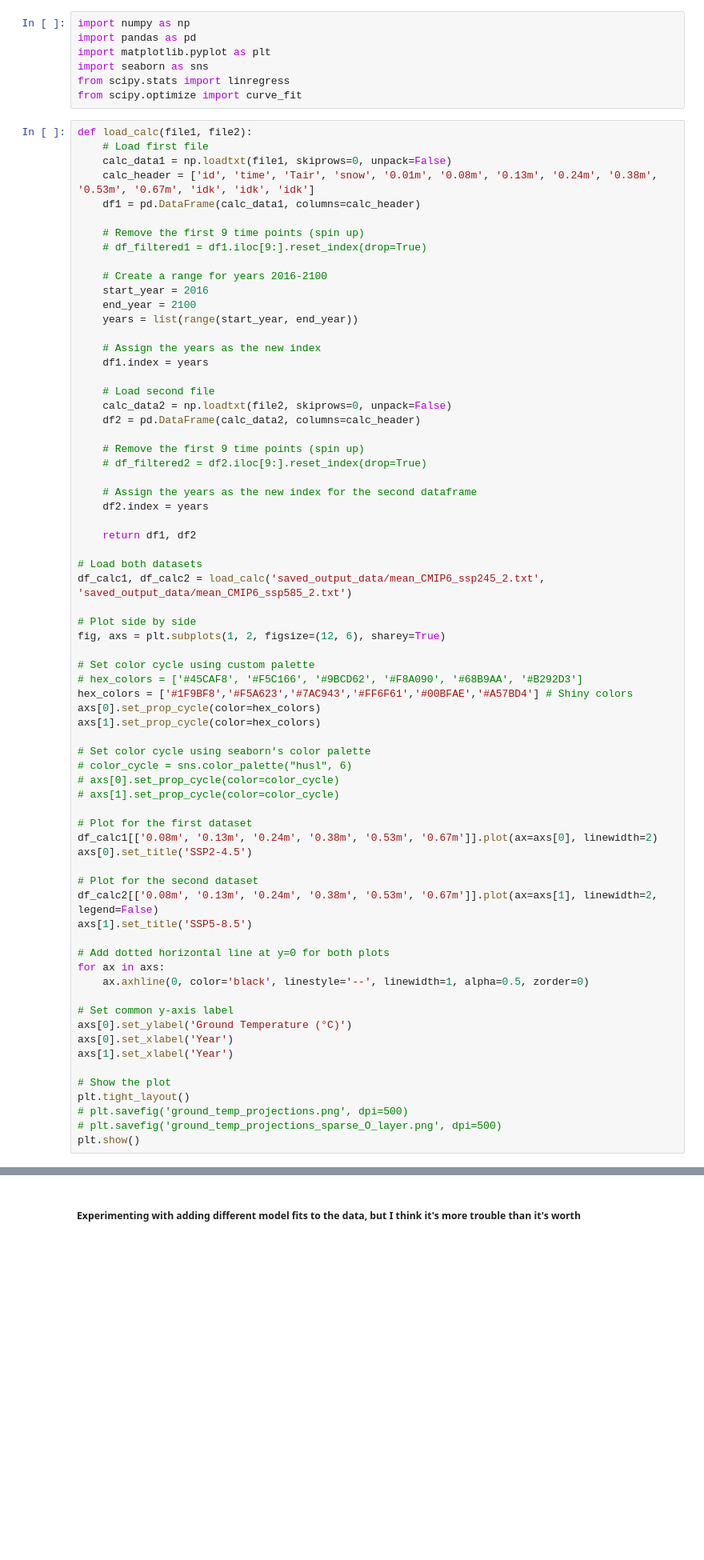
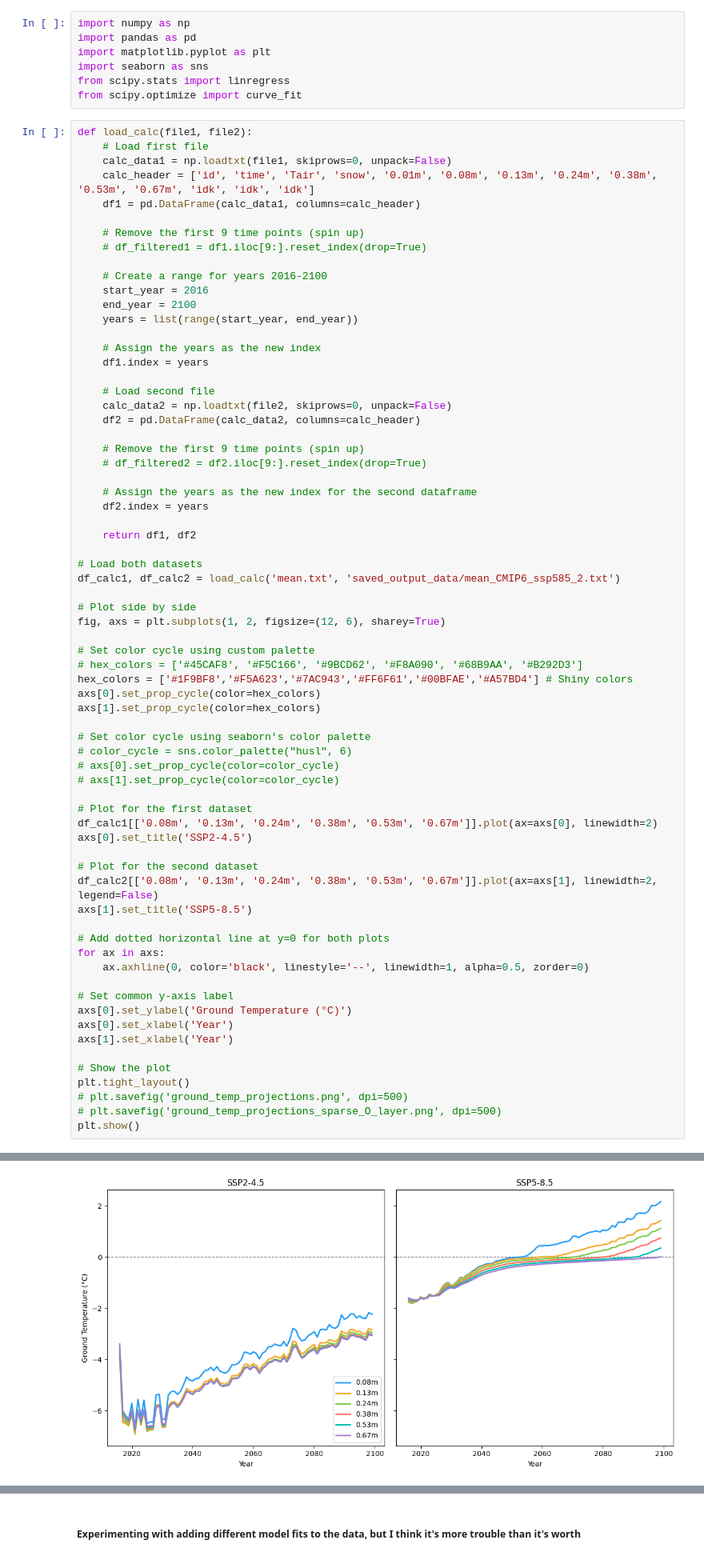
Before and after one commit to allisonwelch1/GIPL, a Jupyter notebook: projections_plots.ipynb, the cells around one changed output, grey strips where cells are left out. Shown: that part at 80% size. Cells and saved outputs as stored; diff of their text form; blank space fills up the shorter version.

```diff
--- a/projections_plots.ipynb
+++ b/projections_plots.ipynb
@@ -36,7 +36,7 @@ def load_calc(file1, file2):
     return df1, df2
 
 # Load both datasets
-df_calc1, df_calc2 = load_calc('saved_output_data/mean_CMIP6_ssp245_2.txt', 'saved_output_data/mean_CMIP6_ssp585_2.txt')
+df_calc1, df_calc2 = load_calc('mean.txt', 'saved_output_data/mean_CMIP6_ssp585_2.txt')
 
 # Plot side by side
 fig, axs = plt.subplots(1, 2, figsize=(12, 6), sharey=True)
@@ -79,3 +78,4 @@ NameError: name 'np' is not defined
+[figure, added]
 # %%
 import numpy as np
 import pandas as pd
```
Also changed, not shown: parts of 1 cell of this notebook, 3 other files.
